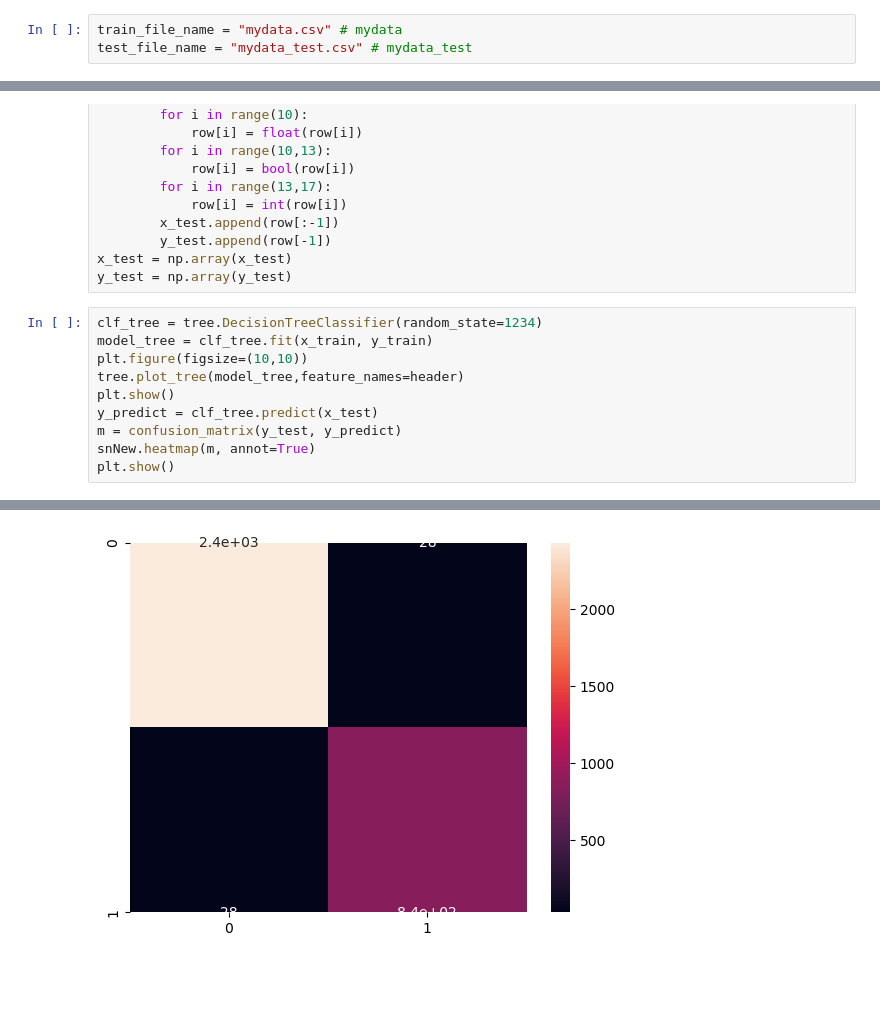
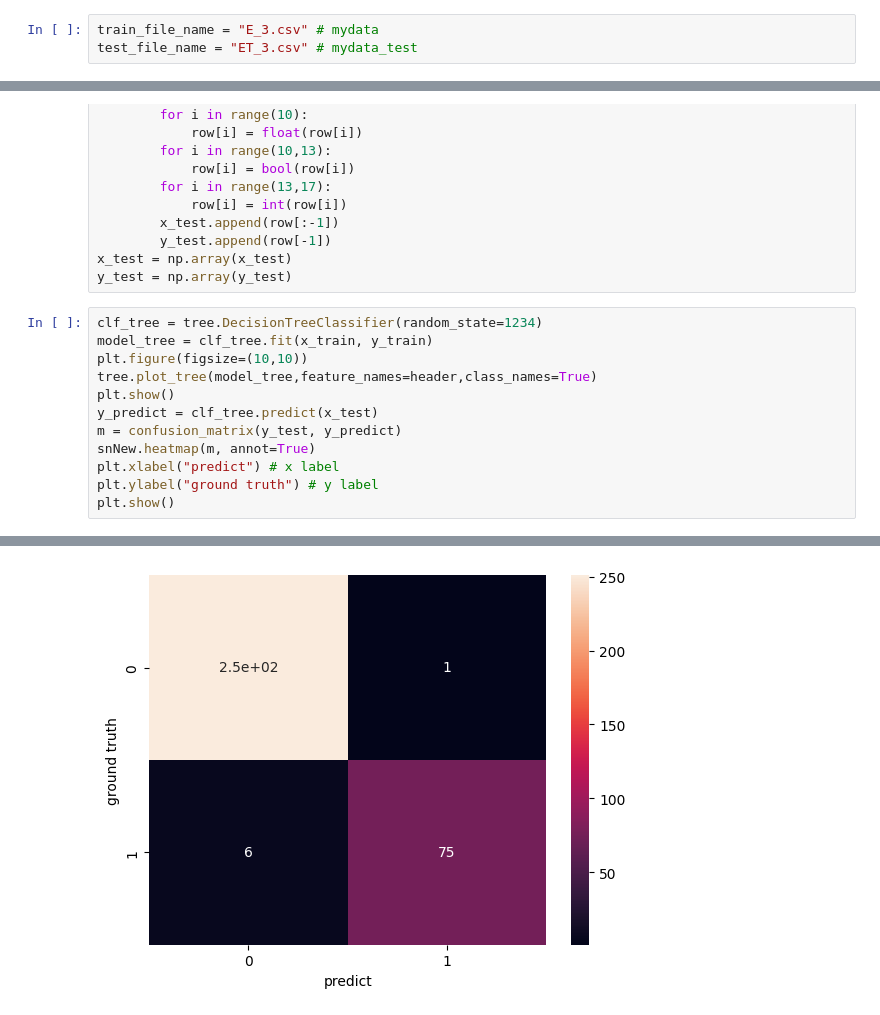
Before and after one commit to SnaKey0u0/2022Data-Mining, a Jupyter notebook: Hw2/main.ipynb, the cells around one changed output, grey strips where cells are left out. Saved outputs shown, nothing was run; the diff lists cells and outputs as text; blank space fills up the shorter version.

```diff
--- a/Hw2/main.ipynb
+++ b/Hw2/main.ipynb
@@ -17,6 +22,6 @@ from sklearn.discriminant_analysis import LinearDiscriminantAnalysis
 # %%
-train_file_name = "mydata.csv" # mydata
-test_file_name = "mydata_test.csv" # mydata_test
+train_file_name = "E_3.csv" # mydata
+test_file_name = "ET_3.csv" # mydata_test
 # %%
 header = None
 x_train = list()
@@ -63,10 +68,12 @@ y_test = np.array(y_test)
 clf_tree = tree.DecisionTreeClassifier(random_state=1234)
 model_tree = clf_tree.fit(x_train, y_train)
 plt.figure(figsize=(10,10))
-tree.plot_tree(model_tree,feature_names=header)
+tree.plot_tree(model_tree,feature_names=header,class_names=True)
 plt.show()
 y_predict = clf_tree.predict(x_test)
 m = confusion_matrix(y_test, y_predict)
 snNew.heatmap(m, annot=True)
+plt.xlabel("predict") # x label
+plt.ylabel("ground truth") # y label
 plt.show()
 # %% [output]
@@ -74,4 +81,4 @@ plt.show()
-[figure, old version]
+[figure, new version]
 # %%
 str = ["Bad", "Good"]
 colors = cm.rainbow(np.linspace(0, 1, 2))
```
Also changed, not shown: parts of 7 cells of this notebook, 47 other files.
